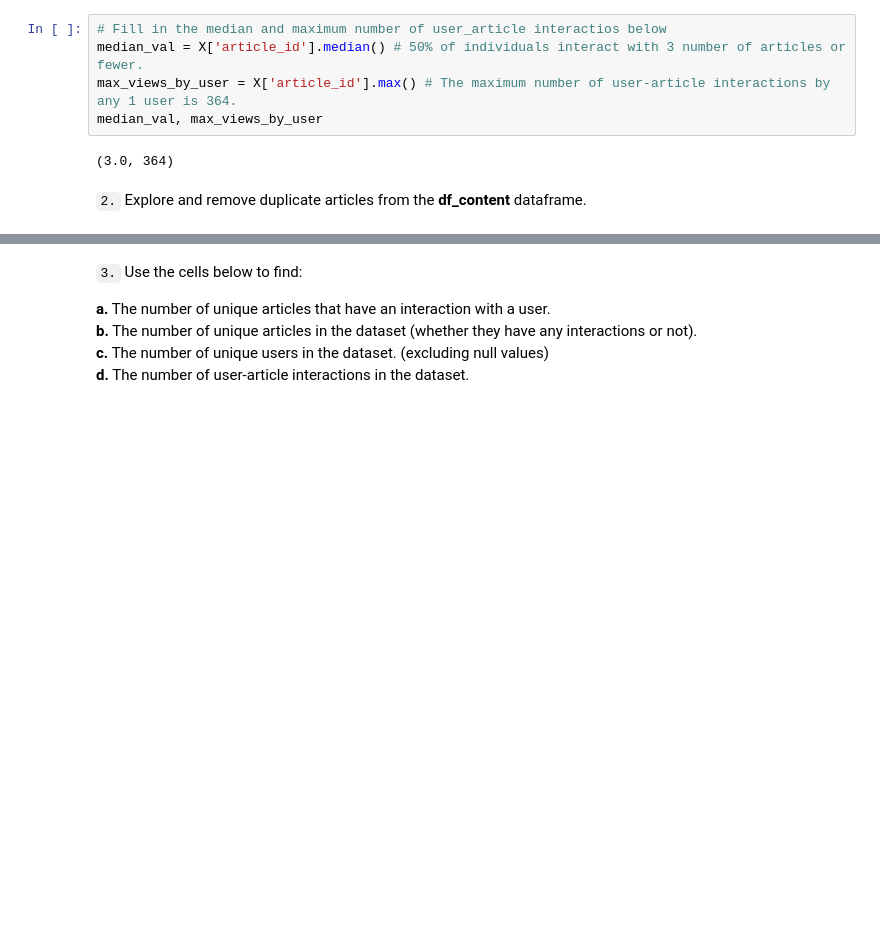
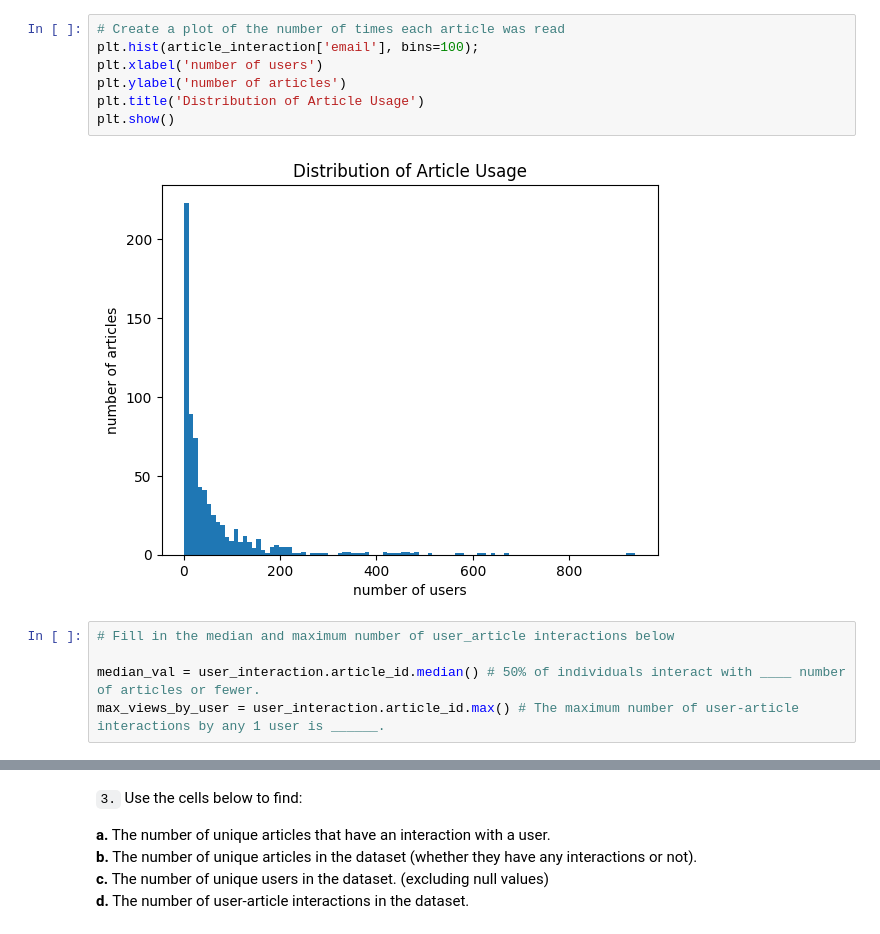
Before and after one commit to rajatsharma369007/recommendation-with-IBM, a Jupyter notebook: Recommendations_with_IBM.ipynb, the cells around one changed output, grey strips where cells are left out. Drawn from its saved outputs; the diff is of its cells as text; blank space fills up the shorter version.

```diff
--- a/Recommendations_with_IBM.ipynb
+++ b/Recommendations_with_IBM.ipynb
@@ -82,9 +111,14 @@ plt.show()
+# %%
+# Create a plot of the number of times each article was read
+plt.hist(article_interaction['email'], bins=100);
+plt.xlabel('number of users')
+plt.ylabel('number of articles')
+plt.title('Distribution of Article Usage')
+plt.show()
+# %% [output]
+[figure, added]
 # %%
-# Fill in the median and maximum number of user_article interactios below
-median_val = X['article_id'].median() # 50% of individuals interact with 3 number of articles or fewer.
-max_views_by_user = X['article_id'].max() # The maximum number of user-article interactions by any 1 user is 364.
-median_val, max_views_by_user
+# Fill in the median and maximum number of user_article interactions below
+
+median_val = user_interaction.article_id.median() # 50% of individuals interact with ____ number of articles or fewer.
+max_views_by_user = user_interaction.article_id.max() # The maximum number of user-article interactions by any 1 user is ______.
-# %% [output]
-(3.0, 364)
-# %% [markdown]
-`2.` Explore and remove duplicate articles from the **df_content** dataframe.
```
Also changed, not shown: parts of 103 cells of this notebook.
